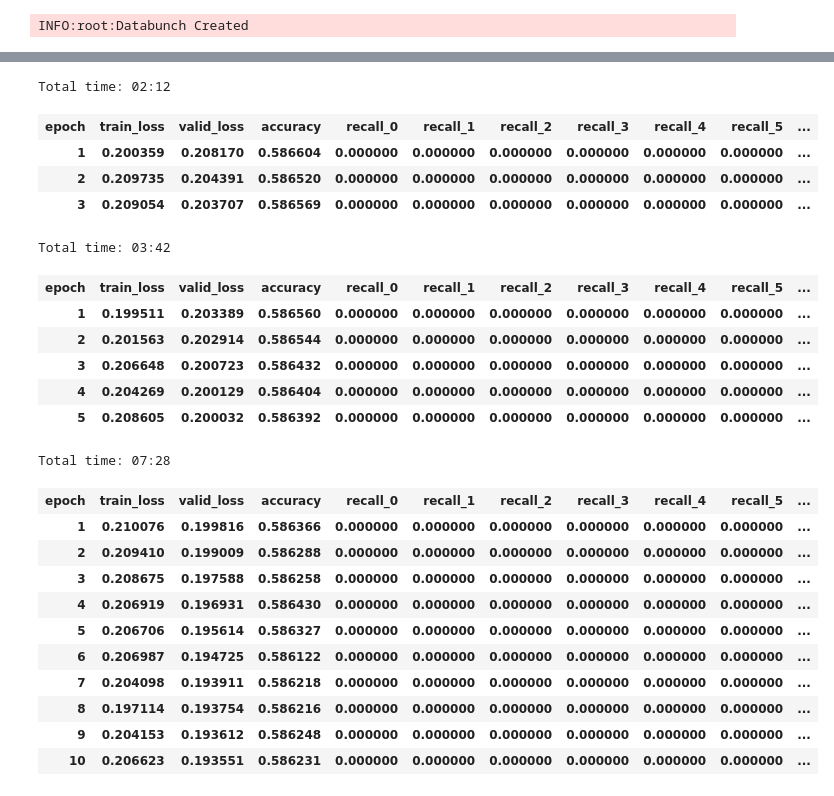
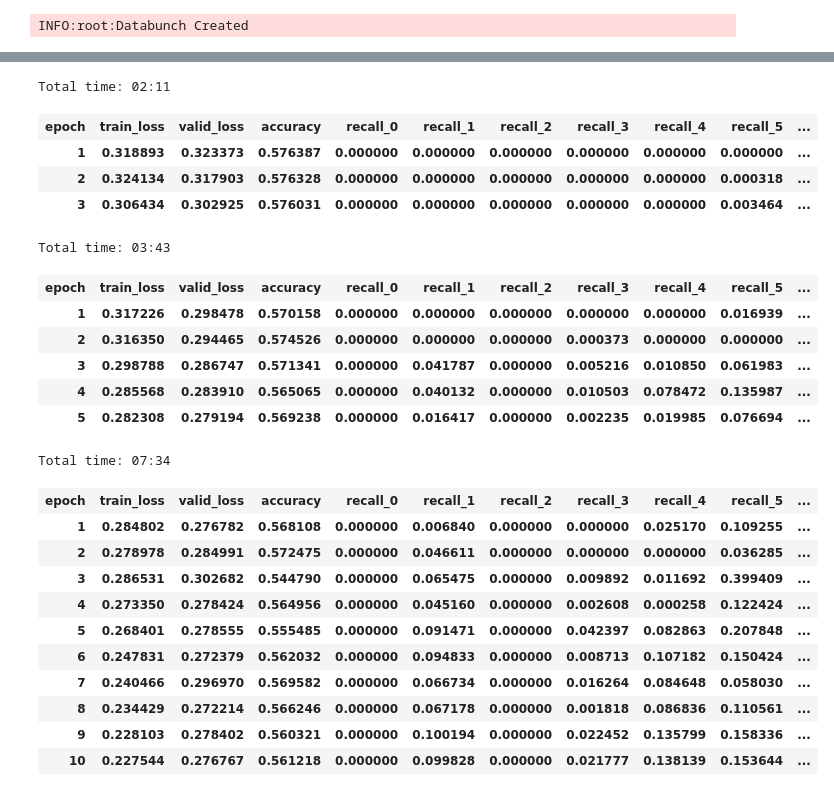
Before and after one commit to mboyanov/propaganda-deteciton, a Jupyter notebook: Train.ipynb, the cells around one changed output, grey strips where cells are left out. Cells and saved outputs as stored; diff of their text form; code cells hidden in the pictures.

```diff
--- a/Train.ipynb
+++ b/Train.ipynb
@@ -57,7 +65,7 @@ dev_dir = pathlib.Path('/data/fakenews/tasks-2-3/dev/')
 ids_dev, texts_dev, labels_dev = read_data(dev_dir)
 dev = PropagandaDataset(ids_dev, texts_dev, labels_dev, vocab)
 # %%
-db = DataBunch(DataLoader(train, batch_size=3, shuffle=True), DataLoader(train,batch_size=4),
+db = DataBunch(DataLoader(train, batch_size=3, shuffle=True), DataLoader(valid,batch_size=4),
                collate_fn=partial(pad_collate_concat, pad_idx=1))
 logging.info("Databunch Created")
 # %% [output]
@@ -65,8 +73,8 @@ INFO:root:Databunch Created
 # %%
 vocab_sz = len(vocab.itos)
 emb_sz = 400
-n_hid = 200
-n_layers = 2
+n_hid = 400
+n_layers = 3
 pad_token = 1
 model = SequentialRNN(MultiBatchRNNCore(120, 9135, vocab_sz, emb_sz, n_hid, n_layers, pad_token, bidir=True),
                       MultiLinearDecoder(len(PROPAGANDA_TYPES), 2, emb_sz, 0.15))
@@ -100,18 +108,18 @@ Total time: 02:15
 # %%
-learner.fit_one_cycle(3, slice(2e-3))
+learner.fit_one_cycle(3, slice(1e-2))
 # %% [output]
-Total time: 02:12
+Total time: 02:11
 | epoch | train_loss | valid_loss | accuracy | recall_0 | recall_1 | recall_2 | recall_3 | recall_4 | recall_5 | ... |
-| 1 | 0.200359 | 0.208170 | 0.586604 | 0.000000 | 0.000000 | 0.000000 | 0.000000 | 0.000000 | 0.000000 | ... |
-| 2 | 0.209735 | 0.204391 | 0.586520 | 0.000000 | 0.000000 | 0.000000 | 0.000000 | 0.000000 | 0.000000 | ... |
-| 3 | 0.209054 | 0.203707 | 0.586569 | 0.000000 | 0.000000 | 0.000000 | 0.000000 | 0.000000 | 0.000000 | ... |
+| 1 | 0.318893 | 0.323373 | 0.576387 | 0.000000 | 0.000000 | 0.000000 | 0.000000 | 0.000000 | 0.000000 | ... |
+| 2 | 0.324134 | 0.317903 | 0.576328 | 0.000000 | 0.000000 | 0.000000 | 0.000000 | 0.000000 | 0.000318 | ... |
+| 3 | 0.306434 | 0.302925 | 0.576031 | 0.000000 | 0.000000 | 0.000000 | 0.000000 | 0.000000 | 0.003464 | ... |
 # %%
-learner.fit_one_cycle(5, slice(1e-3))
+learner.fit_one_cycle(5, slice(1e-2))
 # %% [output]
-Total time: 03:42
+Total time: 03:43
 | epoch | train_loss | valid_loss | accuracy | recall_0 | recall_1 | recall_2 | recall_3 | recall_4 | recall_5 | ... |
-| 1 | 0.199511 | 0.203389 | 0.586560 | 0.000000 | 0.000000 | 0.000000 | 0.000000 | 0.000000 | 0.000000 | ... |
-| 2 | 0.201563 | 0.202914 | 0.586544 | 0.000000 | 0.000000 | 0.000000 | 0.000000 | 0.000000 | 0.000000 | ... |
-| 3 | 0.206648 | 0.200723 | 0.586432 | 0.000000 | 0.000000 | 0.000000 | 0.000000 | 0.000000 | 0.000000 | ... |
-| 4 | 0.204269 | 0.200129 | 0.586404 | 0.000000 | 0.000000 | 0.000000 | 0.000000 | 0.000000 | 0.000000 | ... |
-| 5 | 0.208605 | 0.200032 | 0.586392 | 0.000000 | 0.000000 | 0.000000 | 0.000000 | 0.000000 | 0.000000 | ... |
+| 1 | 0.317226 | 0.298478 | 0.570158 | 0.000000 | 0.000000 | 0.000000 | 0.000000 | 0.000000 | 0.016939 | ... |
+| 2 | 0.316350 | 0.294465 | 0.574526 | 0.000000 | 0.000000 | 0.000000 | 0.000373 | 0.000000 | 0.000000 | ... |
+| 3 | 0.298788 | 0.286747 | 0.571341 | 0.000000 | 0.041787 | 0.000000 | 0.005216 | 0.010850 | 0.061983 | ... |
+| 4 | 0.285568 | 0.283910 | 0.565065 | 0.000000 | 0.040132 | 0.000000 | 0.010503 | 0.078472 | 0.135987 | ... |
+| 5 | 0.282308 | 0.279194 | 0.569238 | 0.000000 | 0.016417 | 0.000000 | 0.002235 | 0.019985 | 0.076694 | ... |
@@ -118,15 +128,15 @@ Total time: 03:42
 # %%
-learner.fit_one_cycle(10, slice(1e-3))
+learner.fit_one_cycle(10, slice(1e-2))
 # %% [output]
-Total time: 07:28
+Total time: 07:34
 | epoch | train_loss | valid_loss | accuracy | recall_0 | recall_1 | recall_2 | recall_3 | recall_4 | recall_5 | ... |
-| 1 | 0.210076 | 0.199816 | 0.586366 | 0.000000 | 0.000000 | 0.000000 | 0.000000 | 0.000000 | 0.000000 | ... |
-| 2 | 0.209410 | 0.199009 | 0.586288 | 0.000000 | 0.000000 | 0.000000 | 0.000000 | 0.000000 | 0.000000 | ... |
-| 3 | 0.208675 | 0.197588 | 0.586258 | 0.000000 | 0.000000 | 0.000000 | 0.000000 | 0.000000 | 0.000000 | ... |
-| 4 | 0.206919 | 0.196931 | 0.586430 | 0.000000 | 0.000000 | 0.000000 | 0.000000 | 0.000000 | 0.000000 | ... |
-| 5 | 0.206706 | 0.195614 | 0.586327 | 0.000000 | 0.000000 | 0.000000 | 0.000000 | 0.000000 | 0.000000 | ... |
-| 6 | 0.206987 | 0.194725 | 0.586122 | 0.000000 | 0.000000 | 0.000000 | 0.000000 | 0.000000 | 0.000000 | ... |
-| 7 | 0.204098 | 0.193911 | 0.586218 | 0.000000 | 0.000000 | 0.000000 | 0.000000 | 0.000000 | 0.000000 | ... |
-| 8 | 0.197114 | 0.193754 | 0.586216 | 0.000000 | 0.000000 | 0.000000 | 0.000000 | 0.000000 | 0.000000 | ... |
-| 9 | 0.204153 | 0.193612 | 0.586248 | 0.000000 | 0.000000 | 0.000000 | 0.000000 | 0.000000 | 0.000000 | ... |
-| 10 | 0.206623 | 0.193551 | 0.586231 | 0.000000 | 0.000000 | 0.000000 | 0.000000 | 0.000000 | 0.000000 | ... |
+| 1 | 0.284802 | 0.276782 | 0.568108 | 0.000000 | 0.006840 | 0.000000 | 0.000000 | 0.025170 | 0.109255 | ... |
+| 2 | 0.278978 | 0.284991 | 0.572475 | 0.000000 | 0.046611 | 0.000000 | 0.000000 | 0.000000 | 0.036285 | ... |
+| 3 | 0.286531 | 0.302682 | 0.544790 | 0.000000 | 0.065475 | 0.000000 | 0.009892 | 0.011692 | 0.399409 | ... |
+| 4 | 0.273350 | 0.278424 | 0.564956 | 0.000000 | 0.045160 | 0.000000 | 0.002608 | 0.000258 | 0.122424 | ... |
+| 5 | 0.268401 | 0.278555 | 0.555485 | 0.000000 | 0.091471 | 0.000000 | 0.042397 | 0.082863 | 0.207848 | ... |
+| 6 | 0.247831 | 0.272379 | 0.562032 | 0.000000 | 0.094833 | 0.000000 | 0.008713 | 0.107182 | 0.150424 | ... |
+| 7 | 0.240466 | 0.296970 | 0.569582 | 0.000000 | 0.066734 | 0.000000 | 0.016264 | 0.084648 | 0.058030 | ... |
+| 8 | 0.234429 | 0.272214 | 0.566246 | 0.000000 | 0.067178 | 0.000000 | 0.001818 | 0.086836 | 0.110561 | ... |
+| 9 | 0.228103 | 0.278402 | 0.560321 | 0.000000 | 0.100194 | 0.000000 | 0.022452 | 0.135799 | 0.158336 | ... |
+| 10 | 0.227544 | 0.276767 | 0.561218 | 0.000000 | 0.099828 | 0.000000 | 0.021777 | 0.138139 | 0.153644 | ... |
```
Also changed, not shown: parts of 17 cells of this notebook, 3 other files.
